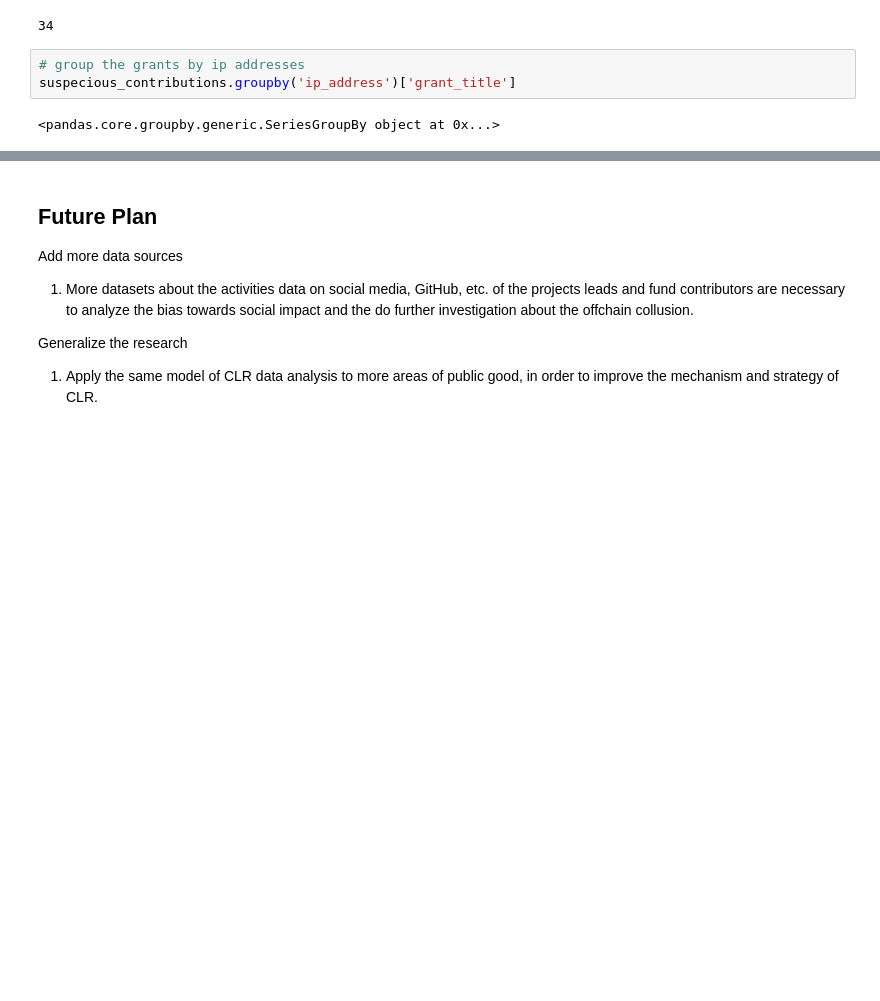
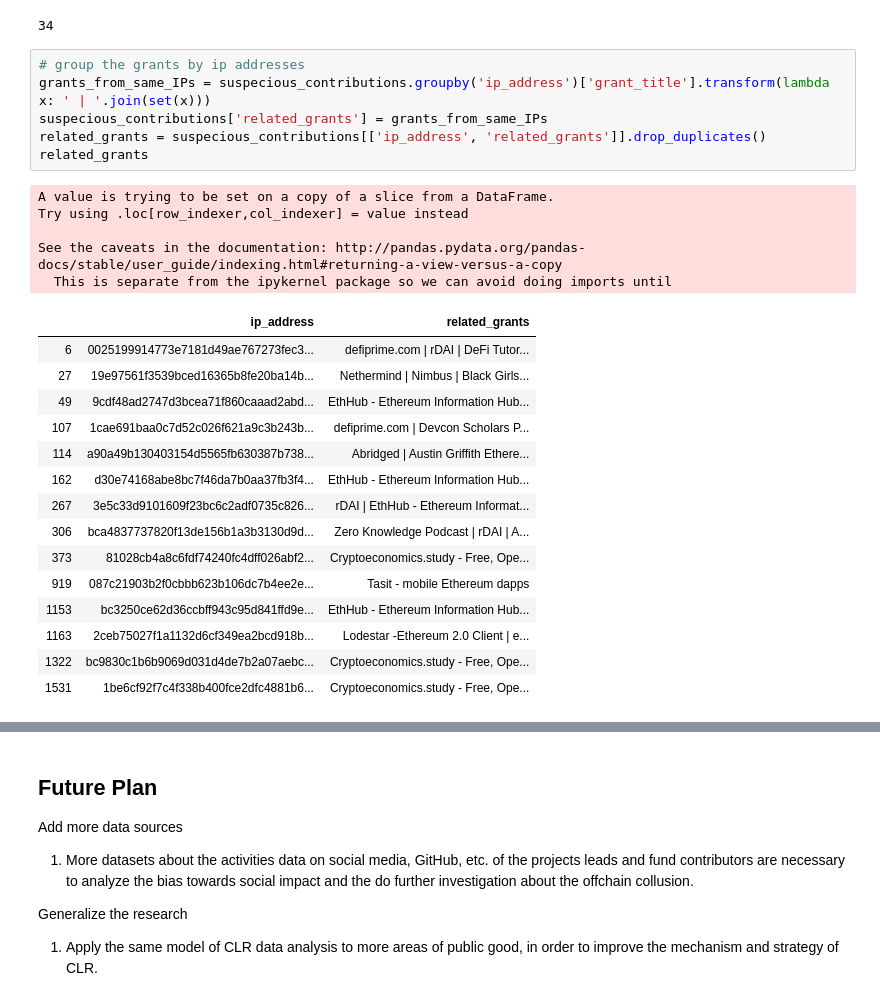
Before and after one commit to think-in-universe/gitcoin-grants-analysis, a Jupyter notebook: analysis.ipynb, the cells around one changed output, grey strips where cells are left out. Saved outputs shown, nothing was run; the diff lists cells and outputs as text; blank space fills up the shorter version.

```diff
--- a/trends.ipynb
+++ b/analysis.ipynb
@@ -410,6 +412,28 @@ len(suspecious_grants)
 34
 # %%
 # group the grants by ip addresses
-suspecious_contributions.groupby('ip_address')['grant_title']
+grants_from_same_IPs = suspecious_contributions.groupby('ip_address')['grant_title'].transform(lambda x: ' | '.join(set(x)))
+suspecious_contributions['related_grants'] = grants_from_same_IPs
+related_grants = suspecious_contributions[['ip_address', 'related_grants']].drop_duplicates()
+related_grants
 # %% [output]
-<pandas.core.groupby.generic.SeriesGroupBy object at 0x...>
+A value is trying to be set on a copy of a slice from a DataFrame.
+Try using .loc[row_indexer,col_indexer] = value instead
+
+See the caveats in the documentation: http://pandas.pydata.org/pandas-docs/stable/user_guide/indexing.html#returning-a-view-versus-a-copy
+  This is separate from the ipykernel package so we can avoid doing imports until
+|  | ip_address | related_grants |
+| 6 | 0025199914773e7181d49ae767273fec3... | defiprime.com | rDAI | DeFi Tutor... |
+| 27 | 19e97561f3539bced16365b8fe20ba14b... | Nethermind | Nimbus | Black Girls... |
+| 49 | 9cdf48ad2747d3bcea71f860caaad2abd... | EthHub - Ethereum Information Hub... |
+| 107 | 1cae691baa0c7d52c026f621a9c3b243b... | defiprime.com | Devcon Scholars P... |
+| 114 | a90a49b130403154d5565fb630387b738... | Abridged | Austin Griffith Ethere... |
+| 162 | d30e74168abe8bc7f46da7b0aa37fb3f4... | EthHub - Ethereum Information Hub... |
+| 267 | 3e5c33d9101609f23bc6c2adf0735c826... | rDAI | EthHub - Ethereum Informat... |
+| 306 | bca4837737820f13de156b1a3b3130d9d... | Zero Knowledge Podcast | rDAI | A... |
+| 373 | 81028cb4a8c6fdf74240fc4dff026abf2... | Cryptoeconomics.study - Free, Ope... |
+| 919 | 087c21903b2f0cbbb623b106dc7b4ee2e... | Tasit - mobile Ethereum dapps |
+| 1153 | bc3250ce62d36ccbff943c95d841ffd9e... | EthHub - Ethereum Information Hub... |
+| 1163 | 2ceb75027f1a1132d6cf349ea2bcd918b... | Lodestar -Ethereum 2.0 Client | e... |
+| 1322 | bc9830c1b6b9069d031d4de7b2a07aebc... | Cryptoeconomics.study - Free, Ope... |
+| 1531 | 1be6cf92f7c4f338b400fce2dfc4881b6... | Cryptoeconomics.study - Free, Ope... |
```
Also changed, not shown: parts of 6 cells of this notebook, 1 other file.
